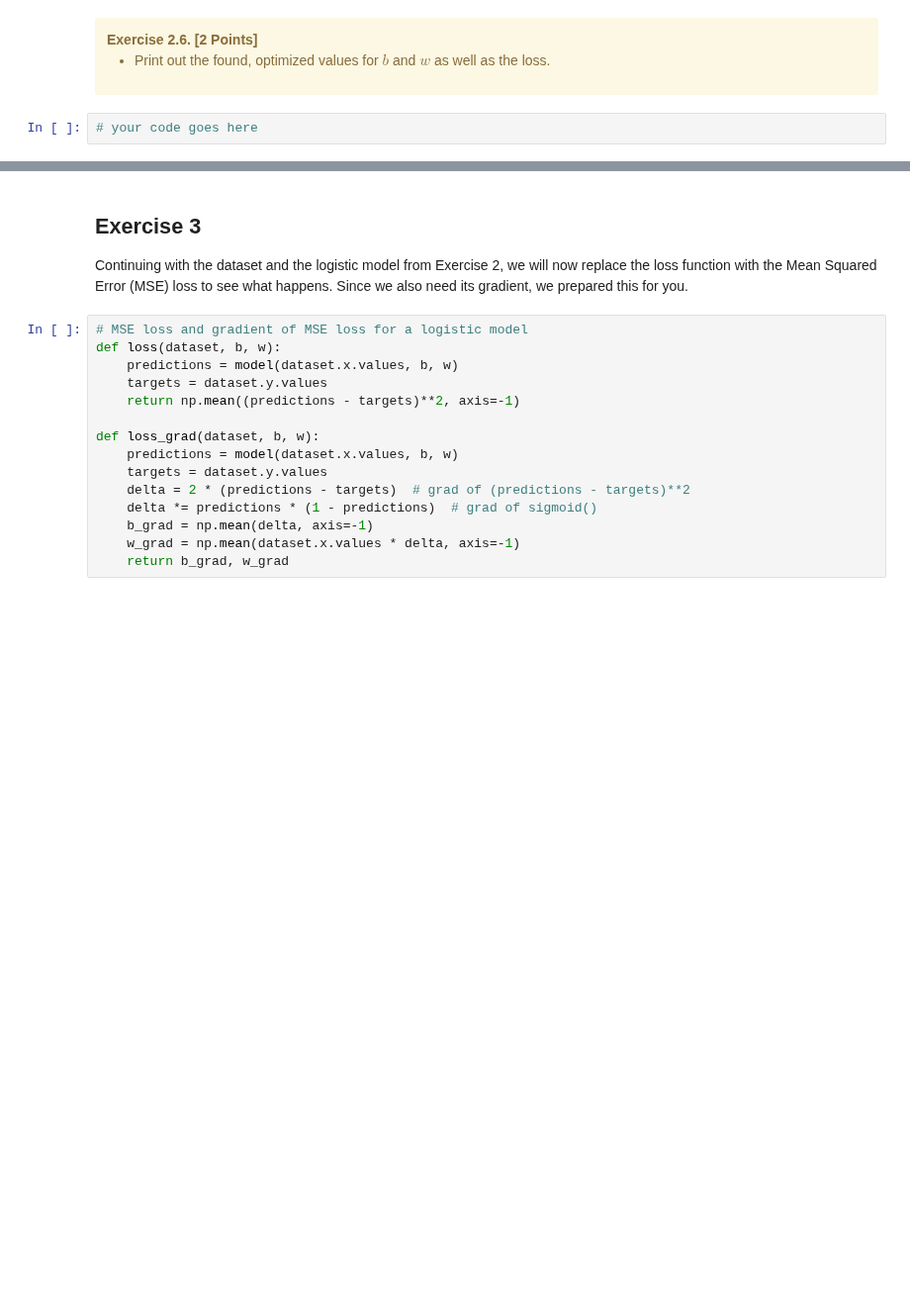
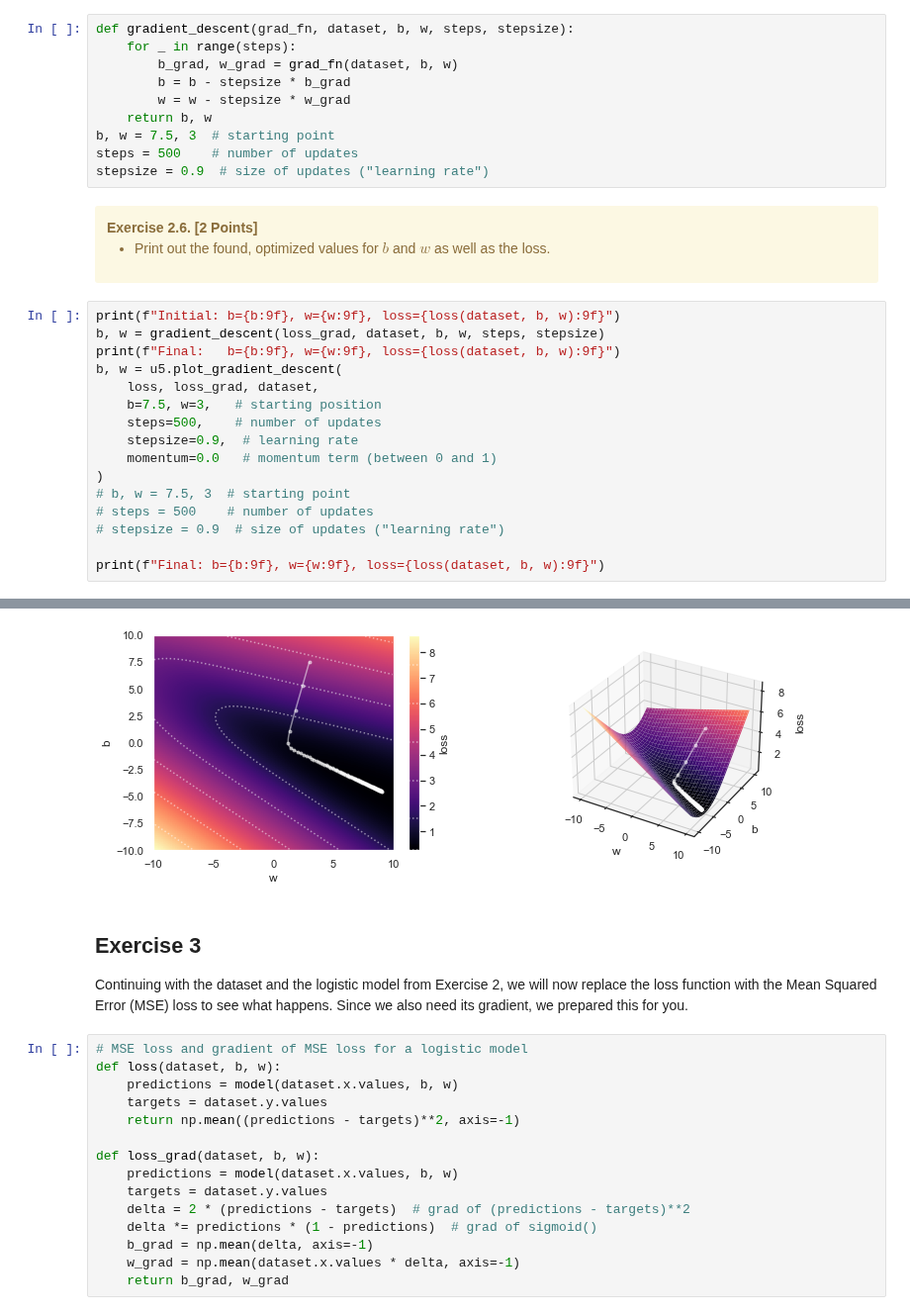
Before and after one commit to qtakmalay/JupyterProjects, a Jupyter notebook: U5/U5_Assignment.ipynb, the cells around one changed output, grey strips where cells are left out. Shown at 99% size. Drawn from its saved outputs; the diff is of its cells as text; blank space fills up the shorter version.

```diff
--- a/U5/U5_Assignment.ipynb
+++ b/U5/U5_Assignment.ipynb
@@ -163,3 +192,13 @@ landscape = u5.plot_loss_landscape(loss, dataset, b=d_values, w=k_values)
+# %%
+def gradient_descent(grad_fn, dataset, b, w, steps, stepsize):
+    for _ in range(steps):
+        b_grad, w_grad = grad_fn(dataset, b, w)
+        b = b - stepsize * b_grad
+        w = w - stepsize * w_grad
+    return b, w
+b, w = 7.5, 3  # starting point
+steps = 500    # number of updates
+stepsize = 0.9  # size of updates ("learning rate")
 # %% [markdown]
 <div class="alert alert-warning">
     <b>Exercise 2.6. [2 Points]</b>
@@ -167,5 +206,20 @@ landscape = u5.plot_loss_landscape(loss, dataset, b=d_values, w=k_values)
         <li>Print out the found, optimized values for $b$ and $w$ as well as the loss.</li>
     </ul>
 </div>
-# %%
-# your code goes here
+# %%
+print(f"Initial: b={b:9f}, w={w:9f}, loss={loss(dataset, b, w):9f}")
+b, w = gradient_descent(loss_grad, dataset, b, w, steps, stepsize)
+print(f"Final:   b={b:9f}, w={w:9f}, loss={loss(dataset, b, w):9f}")
+b, w = u5.plot_gradient_descent(
+    loss, loss_grad, dataset,
+    b=7.5, w=3,   # starting position
+    steps=500,    # number of updates
+    stepsize=0.9,  # learning rate
+    momentum=0.0   # momentum term (between 0 and 1)
+)
+# b, w = 7.5, 3  # starting point
+# steps = 500    # number of updates
+# stepsize = 0.9  # size of updates ("learning rate")
+
+print(f"Final: b={b:9f}, w={w:9f}, loss={loss(dataset, b, w):9f}")
+# %% [output]
@@ -172,3 +229,4 @@ landscape = u5.plot_loss_landscape(loss, dataset, b=d_values, w=k_values)
+[figure, added]
 # %% [markdown]
 <h2>Exercise 3</h2>
 
```
Also changed, not shown: parts of 16 cells of this notebook.
